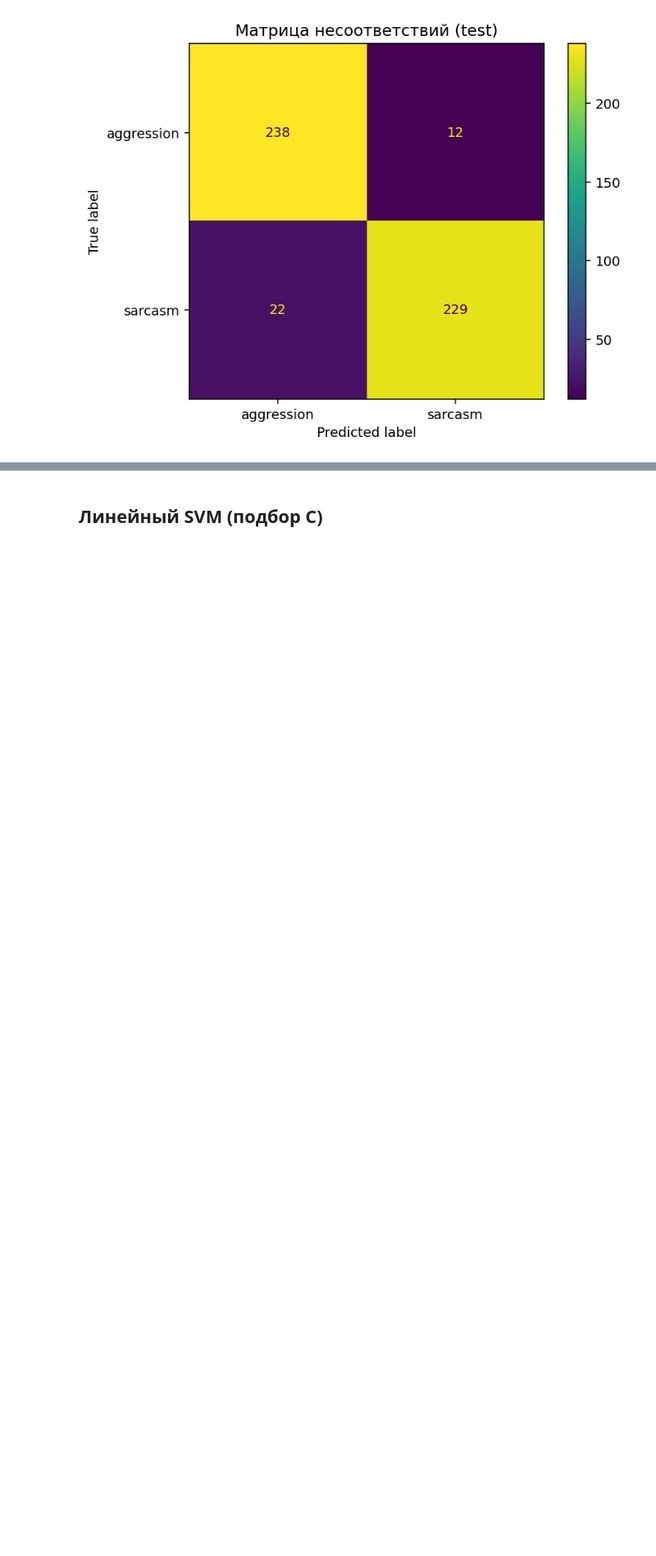
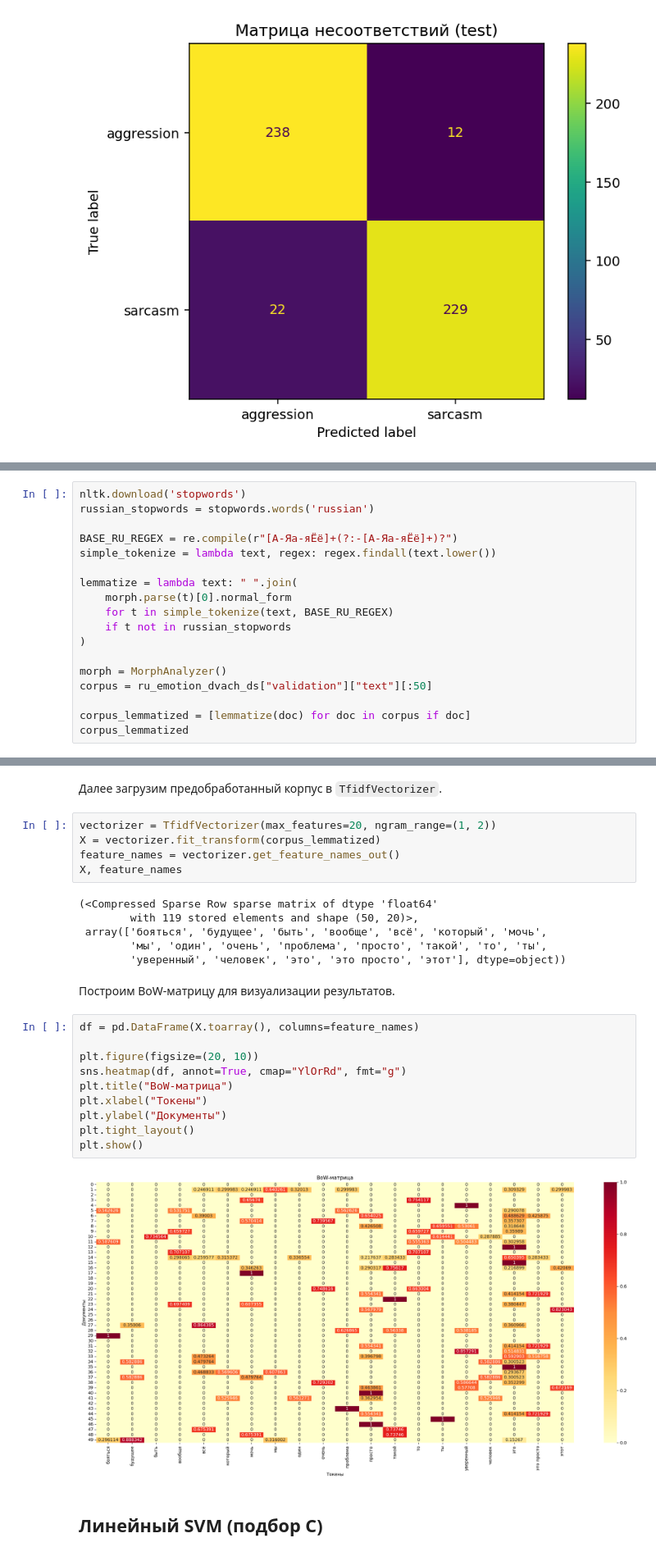
Before and after one commit to liminalvoid/cv-project, a Jupyter notebook: sem_3.ipynb, the cells around one changed output, grey strips where cells are left out. Shown at 82% size. Cells and saved outputs as stored; diff of their text form; blank space fills up the shorter version.

```diff
--- a/sem_3.ipynb
+++ b/sem_3.ipynb
@@ -359,0 +377,18 @@ plt.show()
+# %%
+nltk.download('stopwords')
+russian_stopwords = stopwords.words('russian')
+
+BASE_RU_REGEX = re.compile(r"[А-Яа-яЁё]+(?:-[А-Яа-яЁё]+)?")
+simple_tokenize = lambda text, regex: regex.findall(text.lower())
+
+lemmatize = lambda text: " ".join(
+    morph.parse(t)[0].normal_form
+    for t in simple_tokenize(text, BASE_RU_REGEX)
+    if t not in russian_stopwords
+)
+
+morph = MorphAnalyzer()
+corpus = ru_emotion_dvach_ds["validation"]["text"][:50]
+
+corpus_lemmatized = [lemmatize(doc) for doc in corpus if doc]
+corpus_lemmatized
@@ -360,3 +415,30 @@ plt.show()
+# %% [markdown]
+Далее загрузим предобработанный корпус в `TfidfVectorizer`.
+# %%
+vectorizer = TfidfVectorizer(max_features=20, ngram_range=(1, 2))
+X = vectorizer.fit_transform(corpus_lemmatized)
+feature_names = vectorizer.get_feature_names_out()
+X, feature_names
+# %% [output]
+(<Compressed Sparse Row sparse matrix of dtype 'float64'
+        with 119 stored elements and shape (50, 20)>,
+ array(['бояться', 'будущее', 'быть', 'вообще', 'всё', 'который', 'мочь',
+        'мы', 'один', 'очень', 'проблема', 'просто', 'такой', 'то', 'ты',
+        'уверенный', 'человек', 'это', 'это просто', 'этот'], dtype=object))
+# %% [markdown]
+Построим BoW-матрицу для визуализации результатов.
+# %%
+df = pd.DataFrame(X.toarray(), columns=feature_names)
+
+plt.figure(figsize=(20, 10))
+sns.heatmap(df, annot=True, cmap="YlOrRd", fmt="g")
+plt.title("BoW-матрица")
+plt.xlabel("Токены")
+plt.ylabel("Документы")
+plt.tight_layout()
+plt.show()
+# %% [output]
+[figure, added]
 # %% [markdown]
 ## Линейный SVM (подбор C)
 # %% [markdown]
```
Also changed, not shown: parts of 12 cells of this notebook.
